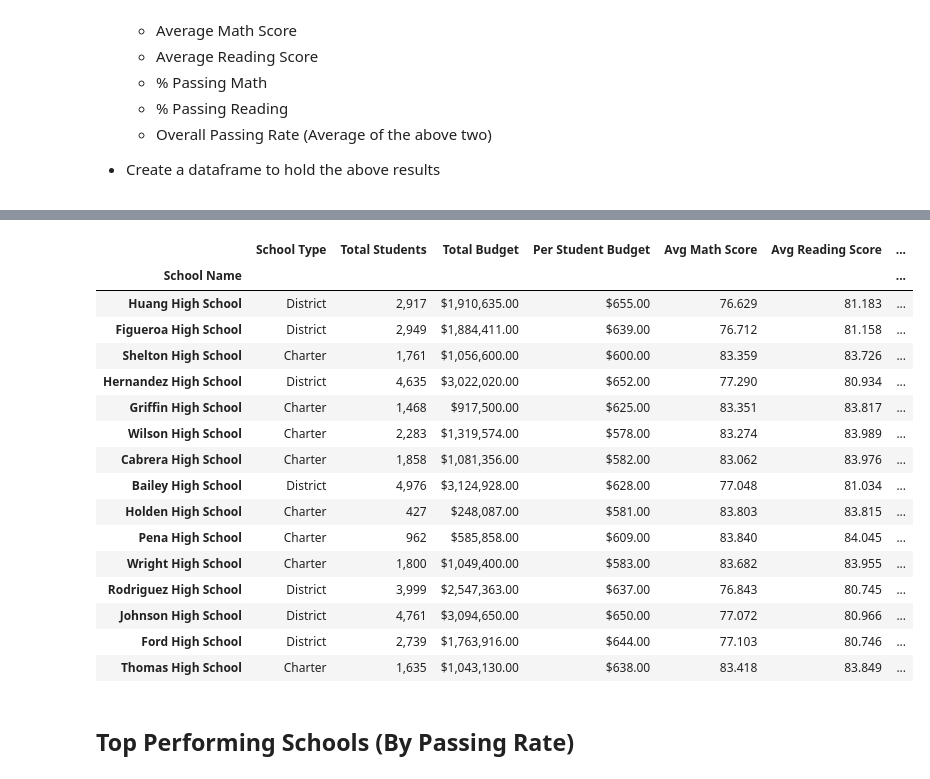
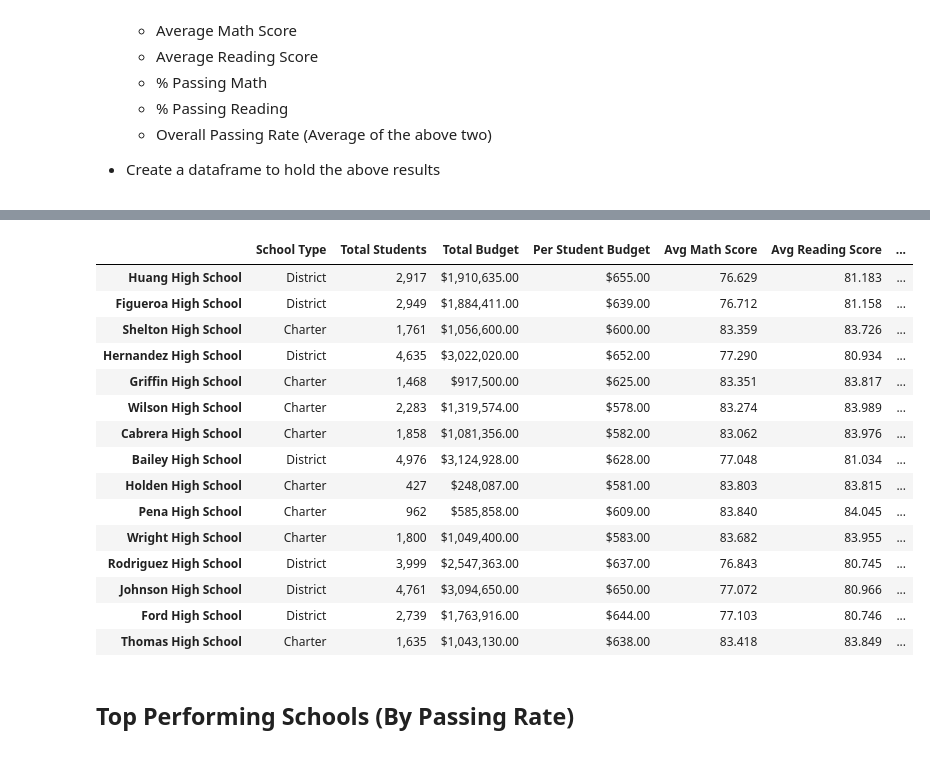
Before and after one commit to swood15/PyCity-Schools, a Jupyter notebook: PyCitySchools_Solved.ipynb, the cells around one changed output, grey strips where cells are left out. Cells and saved outputs as stored; diff of their text form; code cells hidden in the pictures.

```diff
--- a/PyCitySchools_Solved.ipynb
+++ b/PyCitySchools_Solved.ipynb
@@ -131,20 +114,20 @@ schools_df.head()
 # %%
 school_summ_df = pd.DataFrame({"School Name":schools_df['school_name'],
                         "School Type":schools_df['type'],
                         "Total Students":schools_df['size'].apply("{:,}".format),
                         "Total Budget":schools_df['budget'].apply("${:,.2f}".format),
                         "Per Student Budget":schools_df['student_budget'].apply("${:,.2f}".format),
                         "Avg Math Score":schools_df['avg_math'].apply("{:.3f}".format),
                         "Avg Reading Score":schools_df['avg_reading'].apply("{:.3f}".format),
                         "% Passing Math":schools_df['passing_math'].apply("{:.3f}".format),
                         "% Passing Reading":schools_df['passing_reading'].apply("{:.3f}".format),
                         "% Passing Overall":schools_df['passing_overall'].apply("{:.3f}".format)
                         })
 school_summ_df = school_summ_df.set_index("School Name")
+school_summ_df.index.name = None
 school_summ_df
 # %% [output]
 |  | School Type | Total Students | Total Budget | Per Student Budget | Avg Math Score | Avg Reading Score | ... |
-| School Name |  |  |  |  |  |  | ... |
 | Huang High School | District | 2,917 | $1,910,635.00 | $655.00 | 76.629 | 81.183 | ... |
 | Figueroa High School | District | 2,949 | $1,884,411.00 | $639.00 | 76.712 | 81.158 | ... |
 | Shelton High School | Charter | 1,761 | $1,056,600.00 | $600.00 | 83.359 | 83.726 | ... |
```
Also changed, not shown: parts of 10 cells of this notebook.
